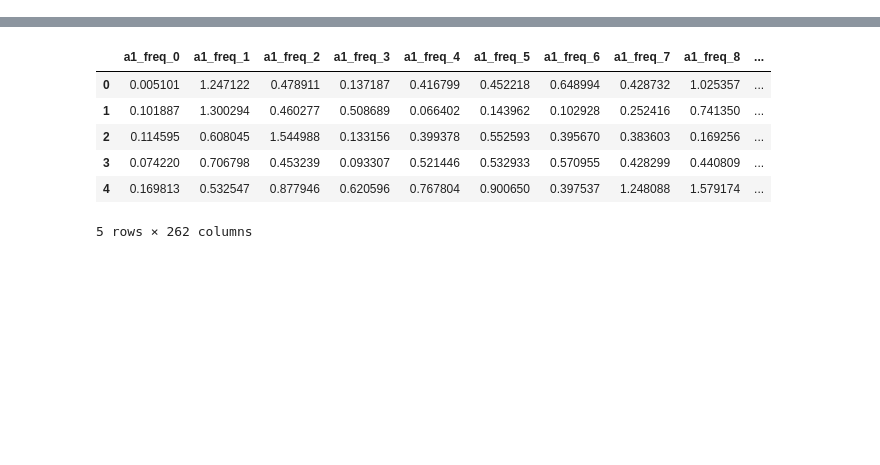
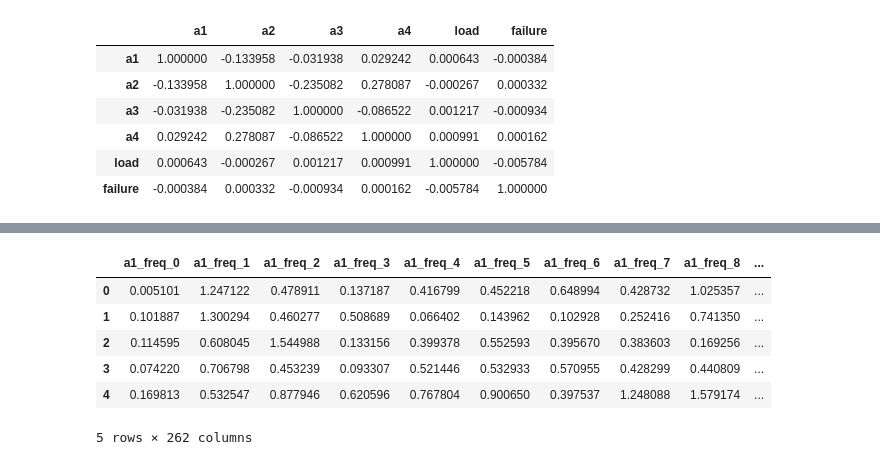
Before and after one commit to tyllukasz/Gear_Box_Fault_Diagnosis, a Jupyter notebook: 02_gearbox_fault_diagnosis_-_data_description_and_visualisation.ipynb, the cells around one changed output, grey strips where cells are left out. Saved outputs shown, nothing was run; the diff lists cells and outputs as text; code cells hidden in the pictures; blank space fills up the shorter version.

```diff
--- a/02_gearbox_fault_diagnosis_-_data_description_and_visualisation.ipynb
+++ b/02_gearbox_fault_diagnosis_-_data_description_and_visualisation.ipynb
@@ -5,0 +46,10 @@ import seaborn as sns
+# %%
+raw_df.corr()
+# %% [output]
+|  | a1 | a2 | a3 | a4 | load | failure |
+| a1 | 1.000000 | -0.133958 | -0.031938 | 0.029242 | 0.000643 | -0.000384 |
+| a2 | -0.133958 | 1.000000 | -0.235082 | 0.278087 | -0.000267 | 0.000332 |
+| a3 | -0.031938 | -0.235082 | 1.000000 | -0.086522 | 0.001217 | -0.000934 |
+| a4 | 0.029242 | 0.278087 | -0.086522 | 1.000000 | 0.000991 | 0.000162 |
+| load | 0.000643 | -0.000267 | 0.001217 | 0.000991 | 1.000000 | -0.005784 |
+| failure | -0.000384 | 0.000332 | -0.000934 | 0.000162 | -0.005784 | 1.000000 |
```
Also changed, not shown: parts of 28 cells of this notebook.
